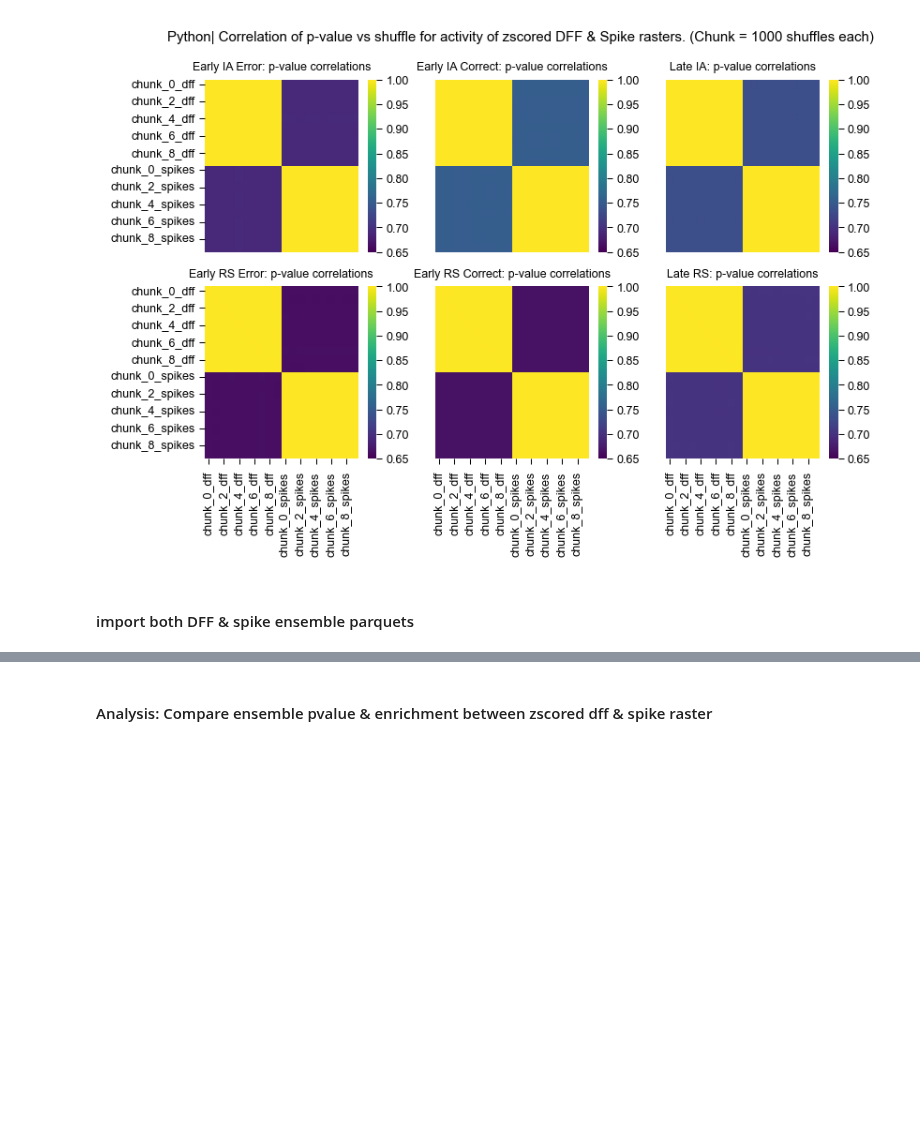
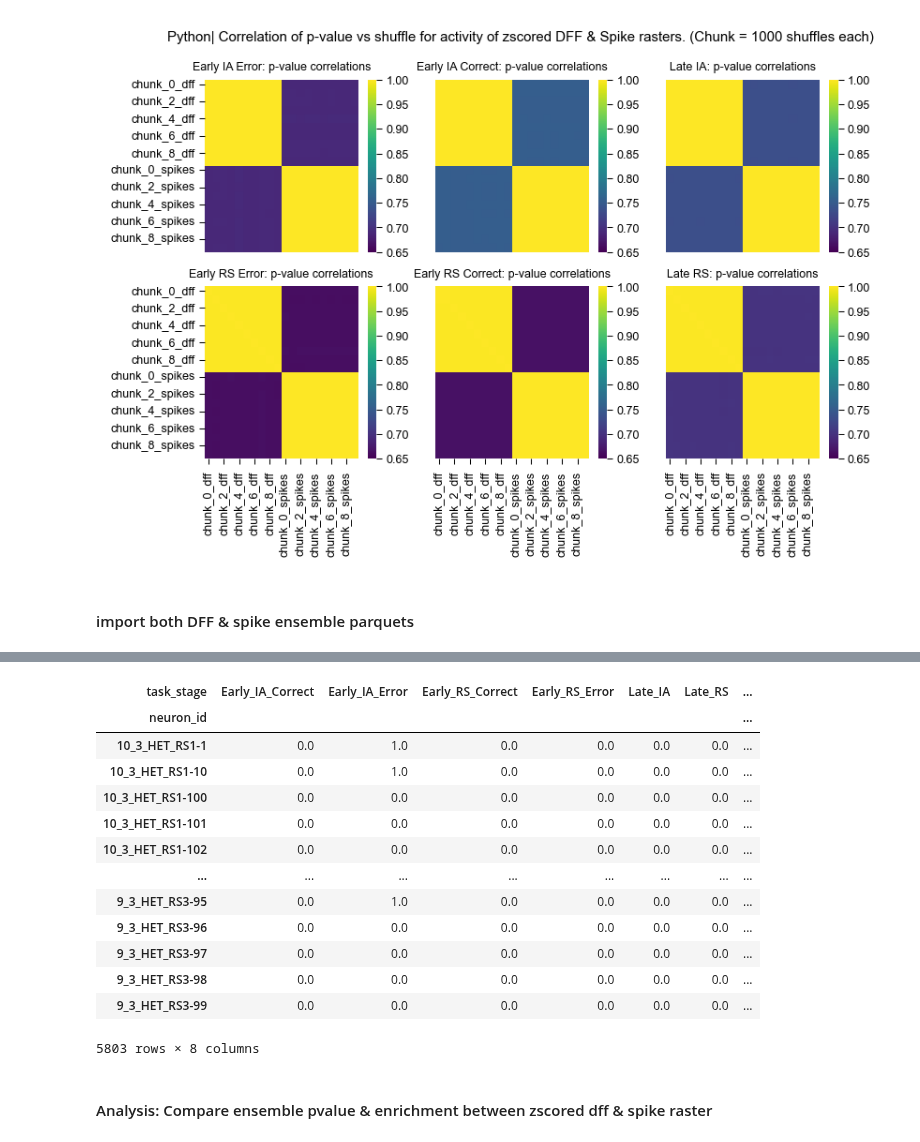
Before and after one commit to cjohnsoncruz/dlx56_mPFC_1p_SohalLab, a Jupyter notebook: code/revisions_Sup Fig1_ensemble_stability_test_v1.ipynb, the cells around one changed output, grey strips where cells are left out. Drawn from its saved outputs; the diff is of its cells as text; code cells hidden in the pictures; blank space fills up the shorter version.

```diff
--- a/code/revisions_Sup Fig1_ensemble_stability_test_v1.ipynb
+++ b/code/revisions_Sup Fig1_ensemble_stability_test_v1.ipynb
@@ -522,3 +539,20 @@ ensemble_pvals_by_datatype['dff'] = ensembles_by_datatype['dff'].pivot_table(ind
+# %%
+ensemble_table_by_datatype[d]
+# %% [output]
+| task_stage | Early_IA_Correct | Early_IA_Error | Early_RS_Correct | Early_RS_Error | Late_IA | Late_RS | ... |
+| neuron_id |  |  |  |  |  |  | ... |
+| 10_3_HET_RS1-1 | 0.0 | 1.0 | 0.0 | 0.0 | 0.0 | 0.0 | ... |
+| 10_3_HET_RS1-10 | 0.0 | 1.0 | 0.0 | 0.0 | 0.0 | 0.0 | ... |
+| 10_3_HET_RS1-100 | 0.0 | 0.0 | 0.0 | 0.0 | 0.0 | 0.0 | ... |
+| 10_3_HET_RS1-101 | 0.0 | 0.0 | 0.0 | 0.0 | 0.0 | 0.0 | ... |
+| 10_3_HET_RS1-102 | 0.0 | 0.0 | 0.0 | 0.0 | 0.0 | 0.0 | ... |
+| ... | ... | ... | ... | ... | ... | ... | ... |
+| 9_3_HET_RS3-95 | 0.0 | 1.0 | 0.0 | 0.0 | 0.0 | 0.0 | ... |
+| 9_3_HET_RS3-96 | 0.0 | 0.0 | 0.0 | 0.0 | 0.0 | 0.0 | ... |
+| 9_3_HET_RS3-97 | 0.0 | 0.0 | 0.0 | 0.0 | 0.0 | 0.0 | ... |
+| 9_3_HET_RS3-98 | 0.0 | 0.0 | 0.0 | 0.0 | 0.0 | 0.0 | ... |
+| 9_3_HET_RS3-99 | 0.0 | 0.0 | 0.0 | 0.0 | 0.0 | 0.0 | ... |
+5803 rows × 8 columns
 # %% [markdown]
 #### Analysis: Compare ensemble pvalue & enrichment between zscored dff & spike raster
 # %%
```
Also changed, not shown: parts of 18 cells of this notebook.
